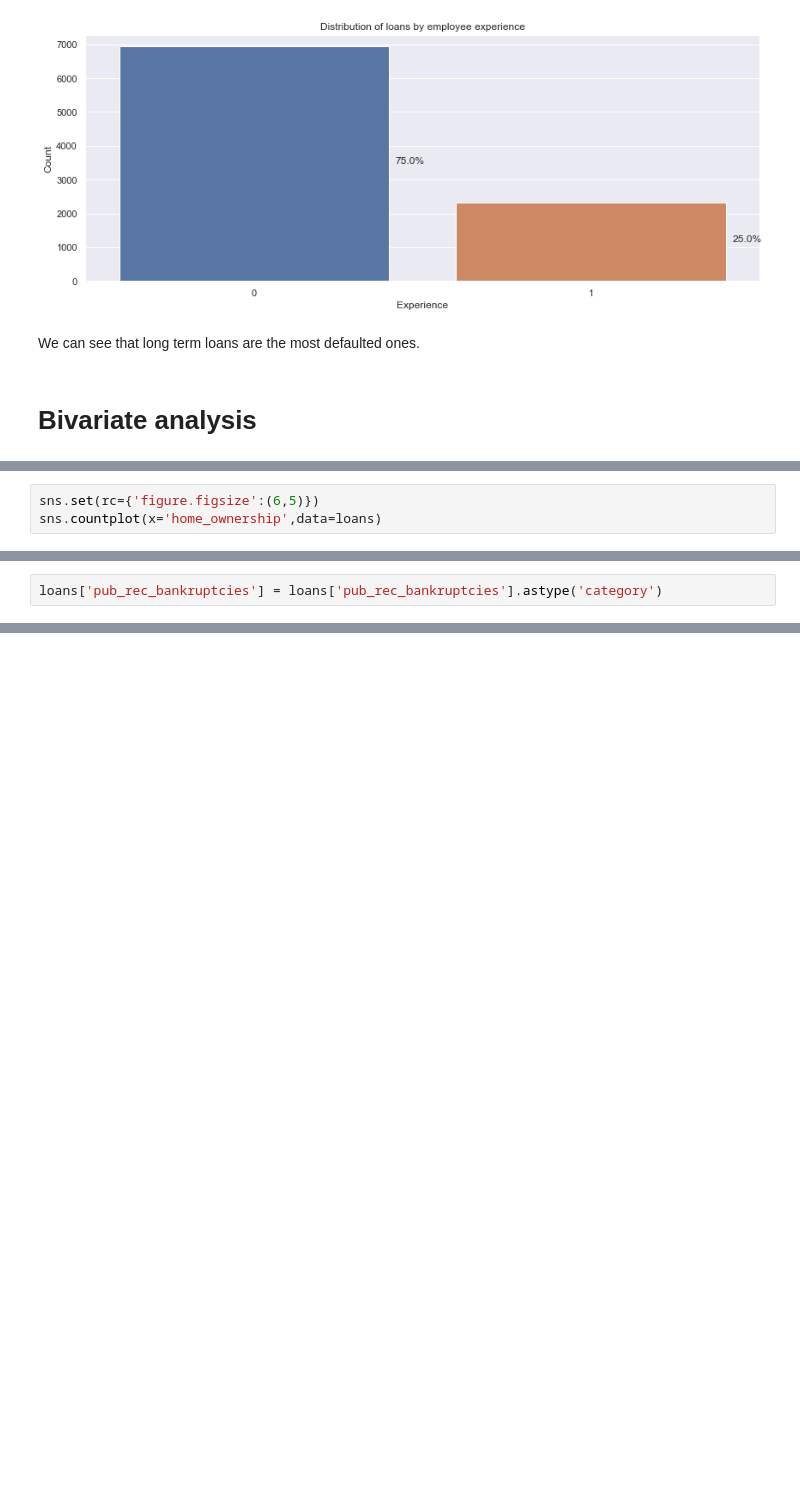
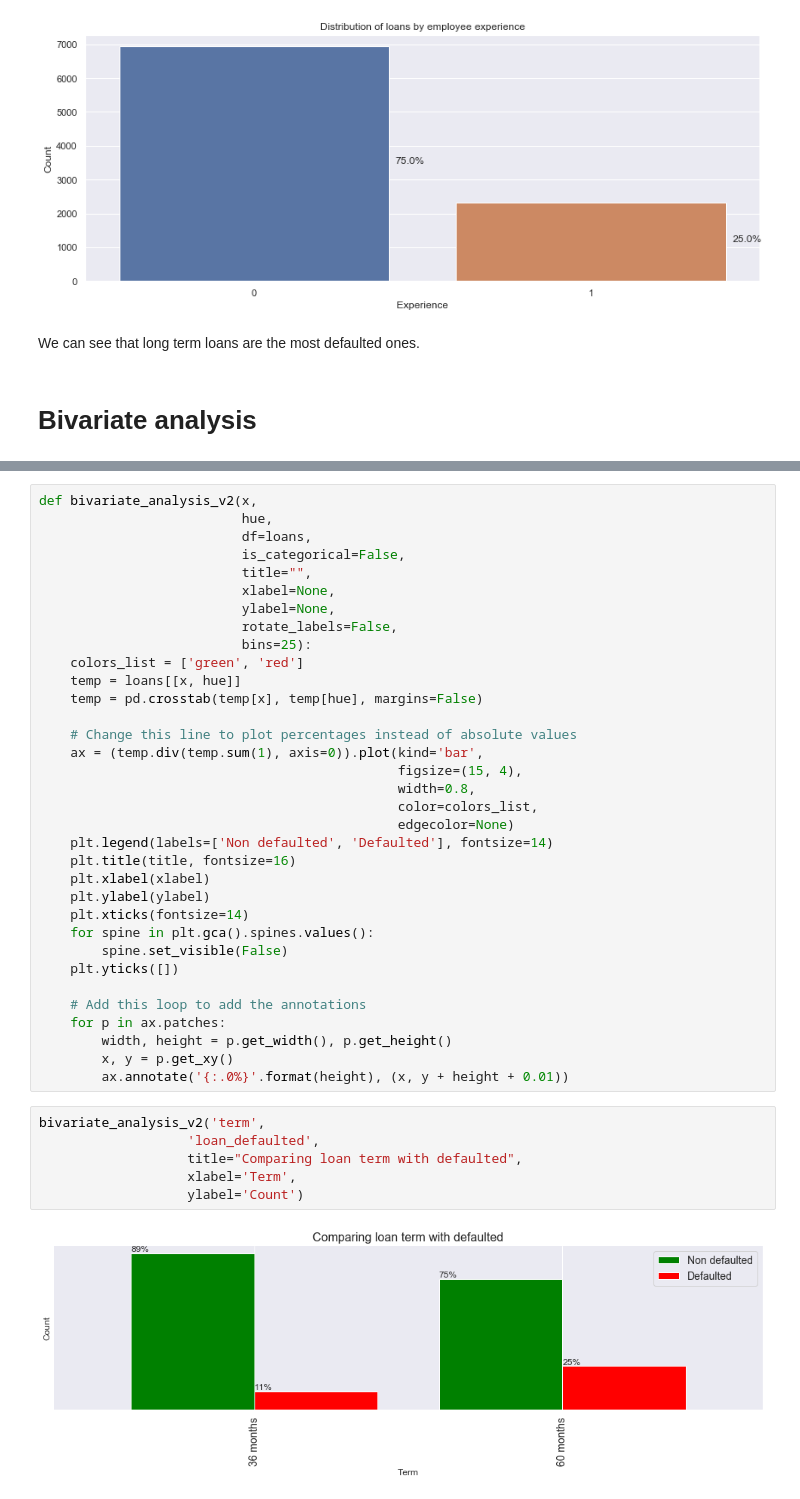
Before and after one commit to ashwanikumar04/loan-defaulter-case-study, a Jupyter notebook: ashwani_kumar.ipynb, the cells around one changed output, grey strips where cells are left out. Saved outputs shown, nothing was run; the diff lists cells and outputs as text; blank space fills up the shorter version.

```diff
--- a/ashwani_kumar.ipynb
+++ b/ashwani_kumar.ipynb
@@ -1213,3 +1124,0 @@ sns.countplot(x='grade',data=loans.sort_values(['grade']))
-# %%
-sns.set(rc={'figure.figsize':(6,5)})
-sns.countplot(x='home_ownership',data=loans)
@@ -1223,2 +1124,0 @@ We can see `pub_rec_bankruptcies` has 3 values, which can be considered as Ordin
-# %%
-loans['pub_rec_bankruptcies'] = loans['pub_rec_bankruptcies'].astype('category')
@@ -1236,0 +1145,42 @@ loans['earliest_cr_line'].value_counts()
+# %%
+def bivariate_analysis_v2(x,
+                          hue,
+                          df=loans,
+                          is_categorical=False,
+                          title="",
+                          xlabel=None,
+                          ylabel=None,
+                          rotate_labels=False,
+                          bins=25):
+    colors_list = ['green', 'red']
+    temp = loans[[x, hue]]
+    temp = pd.crosstab(temp[x], temp[hue], margins=False)
+
+    # Change this line to plot percentages instead of absolute values
+    ax = (temp.div(temp.sum(1), axis=0)).plot(kind='bar',
+                                              figsize=(15, 4),
+                                              width=0.8,
+                                              color=colors_list,
+                                              edgecolor=None)
+    plt.legend(labels=['Non defaulted', 'Defaulted'], fontsize=14)
+    plt.title(title, fontsize=16)
+    plt.xlabel(xlabel)
+    plt.ylabel(ylabel)
+    plt.xticks(fontsize=14)
+    for spine in plt.gca().spines.values():
+        spine.set_visible(False)
+    plt.yticks([])
+
+    # Add this loop to add the annotations
+    for p in ax.patches:
+        width, height = p.get_width(), p.get_height()
+        x, y = p.get_xy()
+        ax.annotate('{:.0%}'.format(height), (x, y + height + 0.01))
+# %%
+bivariate_analysis_v2('term',
+                   'loan_defaulted',
+                   title="Comparing loan term with defaulted",
+                   xlabel='Term',
+                   ylabel='Count')
+# %% [output]
+[figure, added]
```
Also changed, not shown: parts of 72 cells of this notebook.
